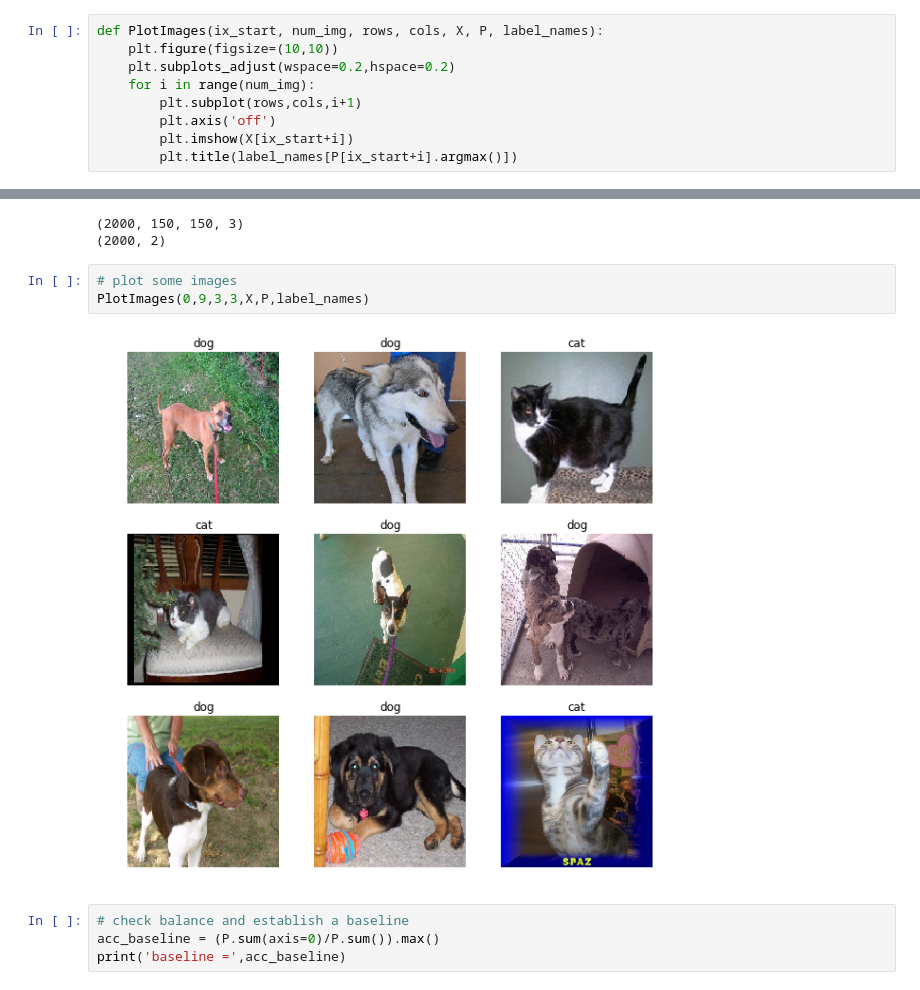
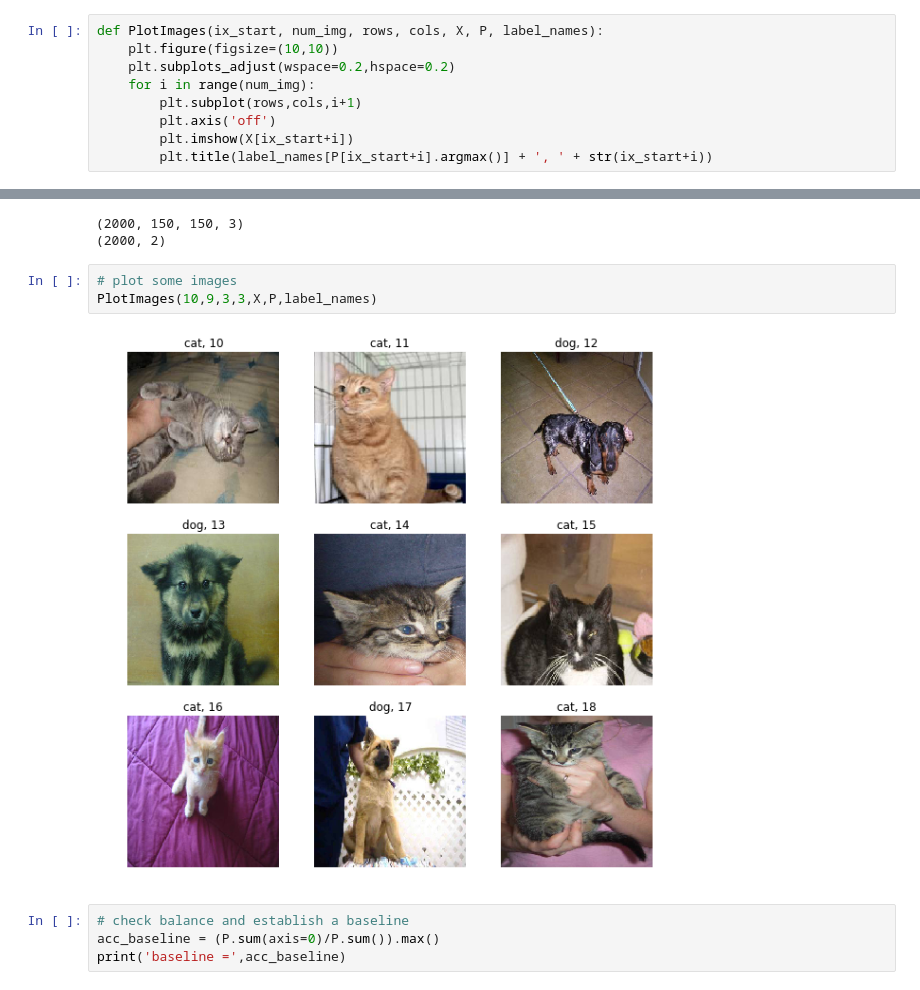
Before and after one commit to MarkAYoder/deeplearning, a Jupyter notebook: lessons/Example 101 - Transfer Learning - Yosi.ipynb, the cells around one changed output, grey strips where cells are left out. Saved outputs shown, nothing was run; the diff lists cells and outputs as text.

Commit message:
Added index to plots

```diff
--- a/lessons/Example 101 - Transfer Learning - Yosi.ipynb
+++ b/lessons/Example 101 - Transfer Learning - Yosi.ipynb
@@ -22,7 +22,7 @@ def PlotImages(ix_start, num_img, rows, cols, X, P, label_names):
         plt.subplot(rows,cols,i+1)
         plt.axis('off')
         plt.imshow(X[ix_start+i])
-        plt.title(label_names[P[ix_start+i].argmax()])
+        plt.title(label_names[P[ix_start+i].argmax()] + ', ' + str(ix_start+i))
 # %%
 # setup preprocessing pipeline for training data
 label_names = ['cat','dog']
@@ -44,9 +44,9 @@ print(P.shape)
 (2000, 2)
 # %%
 # plot some images
-PlotImages(0,9,3,3,X,P,label_names)
+PlotImages(10,9,3,3,X,P,label_names)
 # %% [output]
-[figure, old version]
+[figure, new version]
 # %%
 # check balance and establish a baseline
 acc_baseline = (P.sum(axis=0)/P.sum()).max()
```
Also changed, not shown: parts of 1 cell of this notebook.
